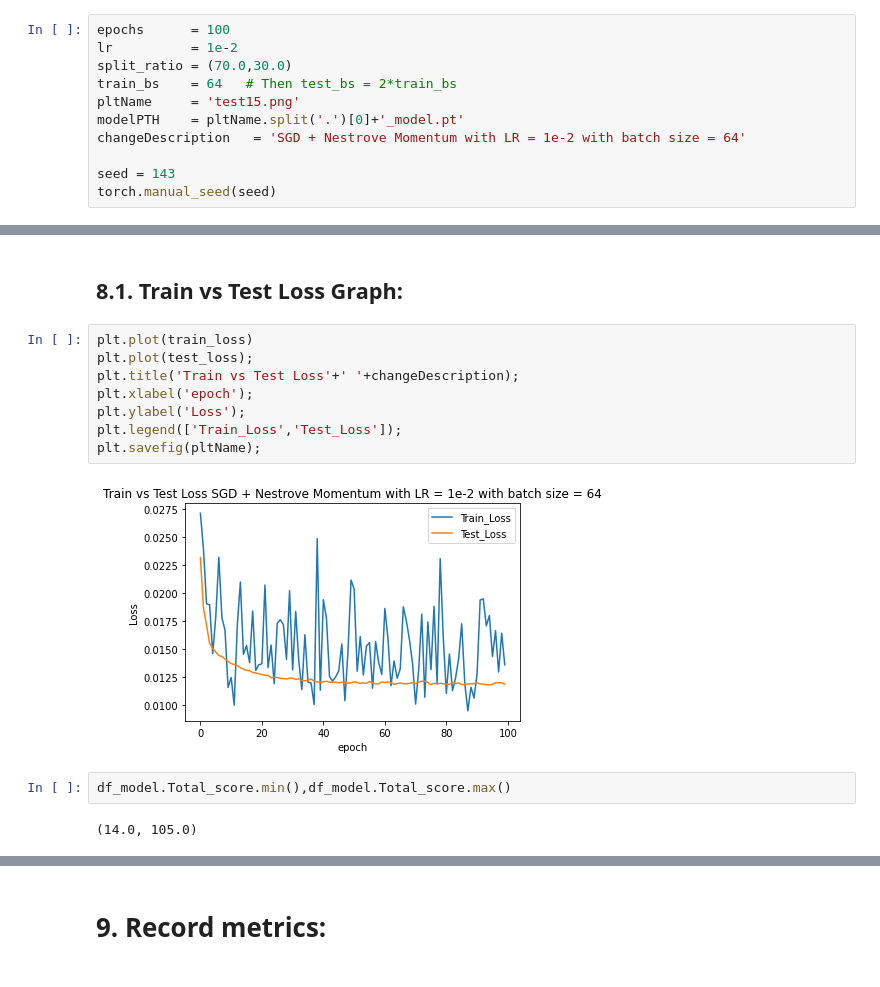
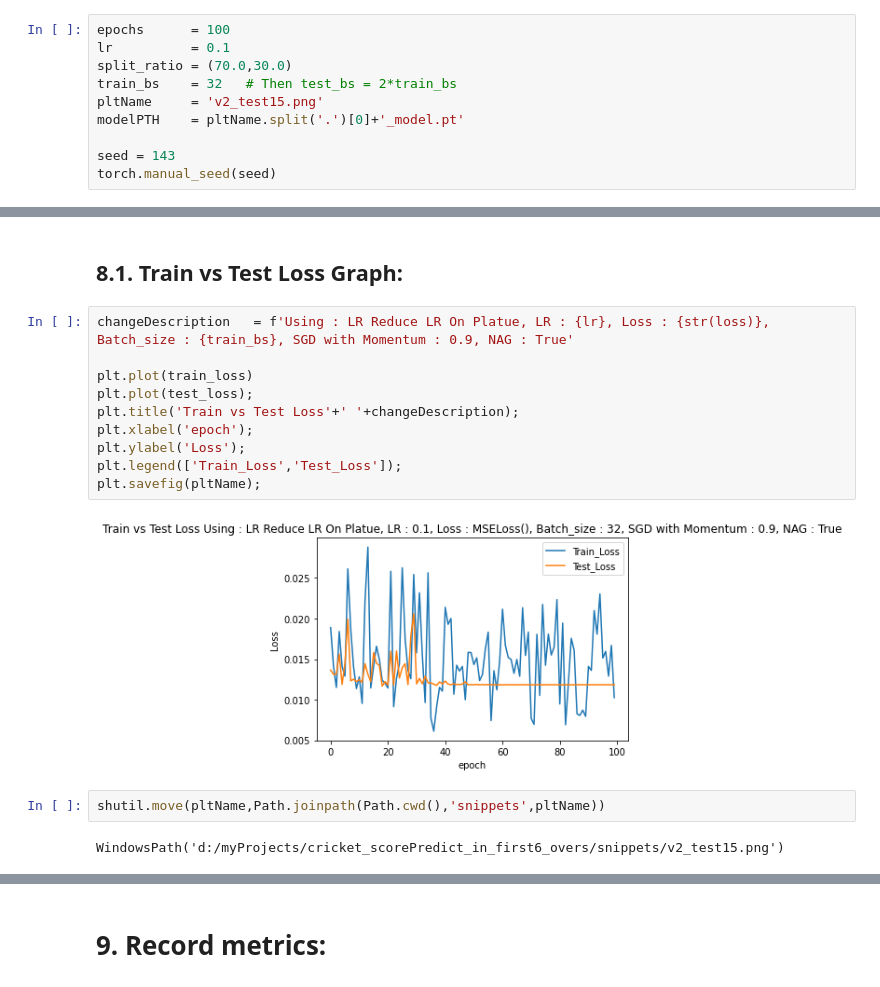
Before and after one commit to k0k00/Predict_in_first6_overs, a Jupyter notebook: IPL_Powerplay_Score_Prediction_v2.ipynb, the cells around one changed output, grey strips where cells are left out. Cells and saved outputs as stored; diff of their text form.

```diff
--- a/IPL_Powerplay_Score_Prediction_v2.ipynb
+++ b/IPL_Powerplay_Score_Prediction_v2.ipynb
@@ -52,11 +52,10 @@ from matplotlib import pyplot as plt
 # %%
 epochs      = 100
-lr          = 1e-2
+lr          = 0.1
 split_ratio = (70.0,30.0)
-train_bs    = 64   # Then test_bs = 2*train_bs
-pltName     = 'test15.png'
+train_bs    = 32   # Then test_bs = 2*train_bs
+pltName     = 'v2_test15.png'
 modelPTH    = pltName.split('.')[0]+'_model.pt'
-changeDescription   = 'SGD + Nestrove Momentum with LR = 1e-2 with batch size = 64'
 
 seed = 143
 torch.manual_seed(seed)
@@ -831,19 +848,21 @@ for epoch in range(epochs):
 # %% [markdown]
 ## **8.1. Train vs Test Loss Graph:**
 # %%
+changeDescription   = f'Using : LR Reduce LR On Platue, LR : {lr}, Loss : {str(loss)}, Batch_size : {train_bs}, SGD with Momentum : 0.9, NAG : True'
+
 plt.plot(train_loss)
 plt.plot(test_loss);
 plt.title('Train vs Test Loss'+' '+changeDescription);
 plt.xlabel('epoch');
 plt.ylabel('Loss');
 plt.legend(['Train_Loss','Test_Loss']);
 plt.savefig(pltName);
 # %% [output]
-[figure, old version]
+[figure, new version]
-# %%
-df_model.Total_score.min(),df_model.Total_score.max()
-# %% [output]
-(14.0, 105.0)
+# %%
+shutil.move(pltName,Path.joinpath(Path.cwd(),'snippets',pltName))
+# %% [output]
+WindowsPath('d:/myProjects/cricket_scorePredict_in_first6_overs/snippets/v2_test15.png')
 # %%
 test_inp = torch.Tensor([0.6562, 1.0000, 0.4286, 0.2857, 0.1336, 0.2767, 0.5742, 0.0000, 0.0000,
         0.0000, 0.0000, 0.0000, 0.0000, 0.0000, 0.6360, 0.0511, 0.3145, 0.6621,
```
Also changed, not shown: parts of 17 cells of this notebook, 31 other files.
